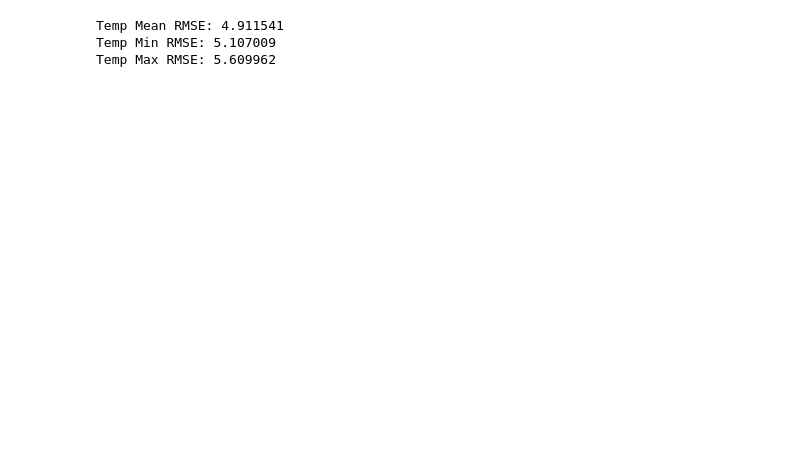
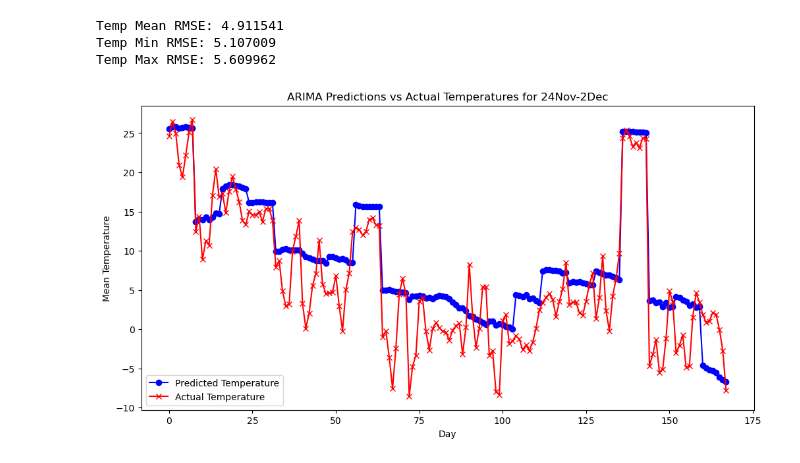
Before and after one commit to mb208/604Final, a Jupyter notebook: notebooks/ARIMA.ipynb, the cells around one changed output. Saved outputs shown, nothing was run; the diff lists cells and outputs as text; code cells hidden in the pictures; blank space fills up the shorter version.

```diff
--- a/notebooks/ARIMA.ipynb
+++ b/notebooks/ARIMA.ipynb
@@ -599,3 +606,15 @@ print('Temp Max RMSE: %f' % max_rmse)
 Temp Mean RMSE: 4.911541
 Temp Min RMSE: 5.107009
 Temp Max RMSE: 5.609962
+# %%
+plt.figure(figsize=(12, 6))
+plt.plot(df['temp_mean_y'], label='Predicted Temperature', color='blue', marker='o')
+plt.plot(df['temp_mean_x'], label='Actual Temperature', color='red', marker='x')
+plt.title('ARIMA Predictions vs Actual Temperatures for 24Nov-2Dec')
+plt.xlabel('Day')
+plt.ylabel('Mean Temperature')
+plt.legend()
+# plt.show()
+plt.savefig('ARIMA Predictions')
+# %% [output]
+[figure, added]
```
Also changed, not shown: parts of 13 cells of this notebook, 4 other files.
